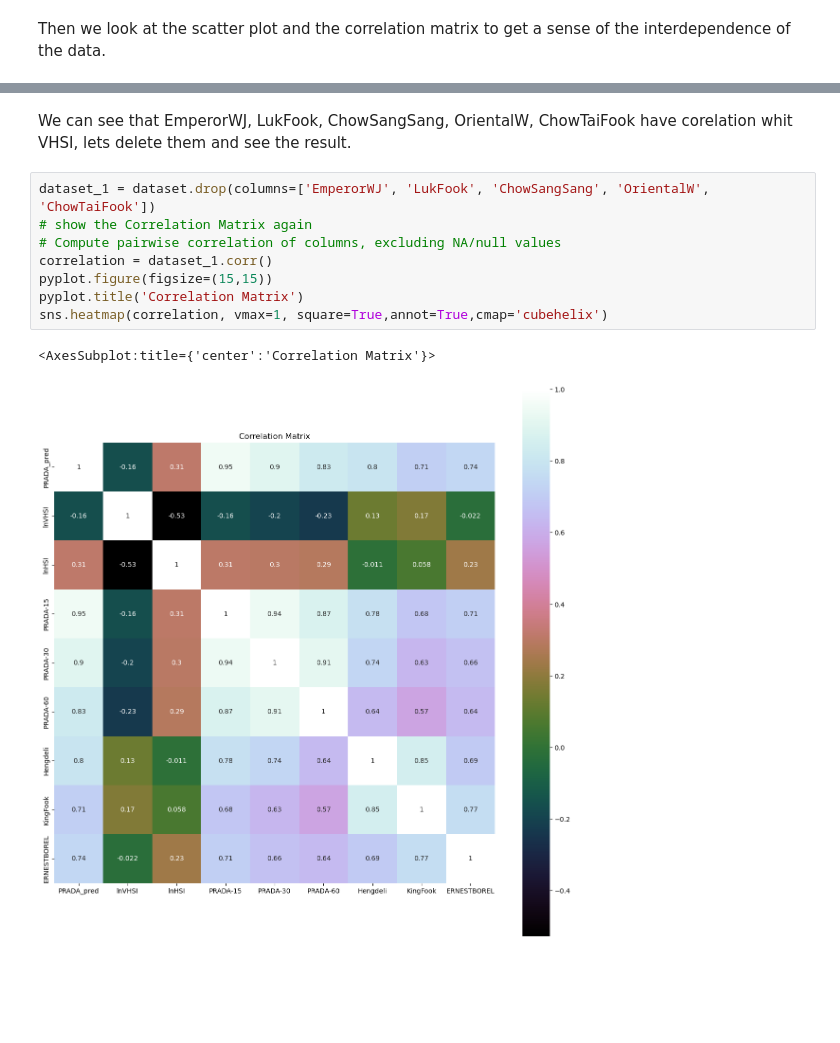
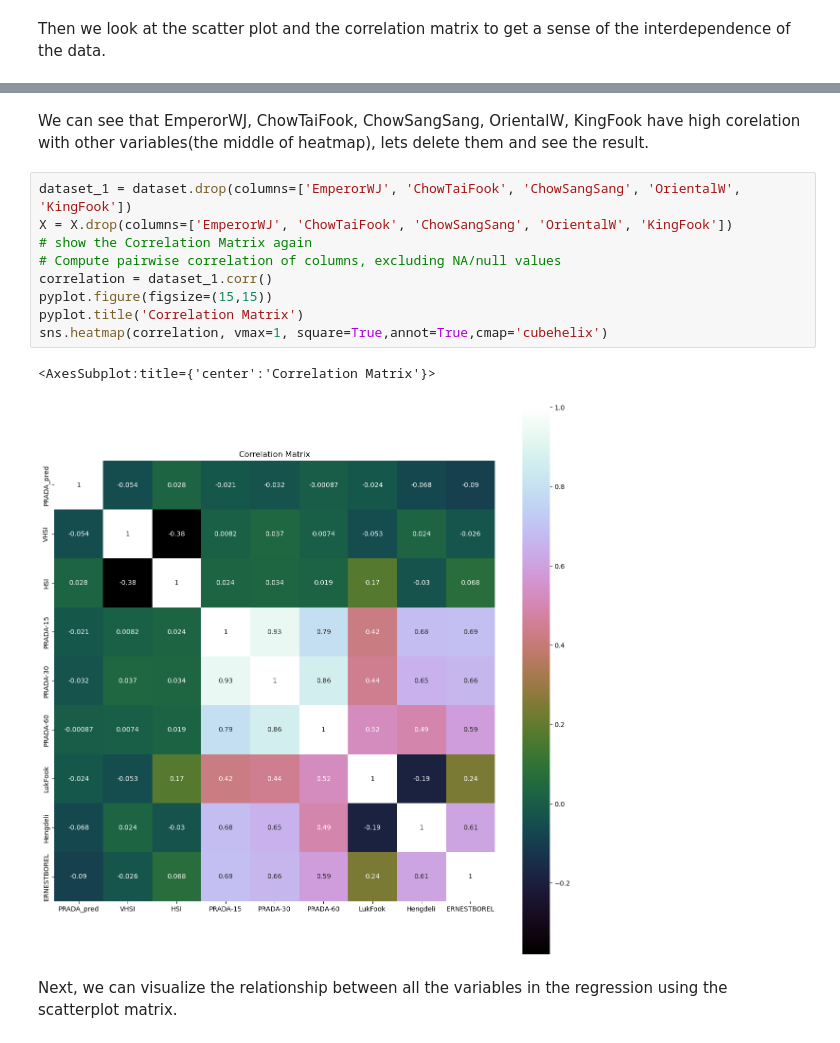
Before and after one commit to cmgun/ML-practice, a Jupyter notebook: game/HKPrada/homework.ipynb, the cells around one changed output, grey strips where cells are left out. Saved outputs shown, nothing was run; the diff lists cells and outputs as text; blank space fills up the shorter version.

```diff
--- a/game/HKPrada/homework.ipynb
+++ b/game/HKPrada/homework.ipynb
@@ -234,13 +254,16 @@ sns.heatmap(correlation, vmax=1, square=True,annot=True,cmap='cubehelix')
 # %% [markdown]
-We can see that EmperorWJ, LukFook, ChowSangSang, OrientalW, ChowTaiFook have corelation whit VHSI, lets delete them and see the result.
+We can see that EmperorWJ, ChowTaiFook, ChowSangSang, OrientalW, KingFook have high corelation with other variables(the middle of heatmap), lets delete them and see the result.
 # %%
-dataset_1 = dataset.drop(columns=['EmperorWJ', 'LukFook', 'ChowSangSang', 'OrientalW', 'ChowTaiFook'])
+dataset_1 = dataset.drop(columns=['EmperorWJ', 'ChowTaiFook', 'ChowSangSang', 'OrientalW', 'KingFook'])
+X = X.drop(columns=['EmperorWJ', 'ChowTaiFook', 'ChowSangSang', 'OrientalW', 'KingFook'])
 # show the Correlation Matrix again
 # Compute pairwise correlation of columns, excluding NA/null values
 correlation = dataset_1.corr()
 pyplot.figure(figsize=(15,15))
 pyplot.title('Correlation Matrix')
 sns.heatmap(correlation, vmax=1, square=True,annot=True,cmap='cubehelix')
 # %% [output]
 <AxesSubplot:title={'center':'Correlation Matrix'}>
-[figure, old version]
+[figure, new version]
+# %% [markdown]
+Next, we can visualize the relationship between all the variables in the regression using the scatterplot matrix.
```
Also changed, not shown: parts of 45 cells of this notebook.
